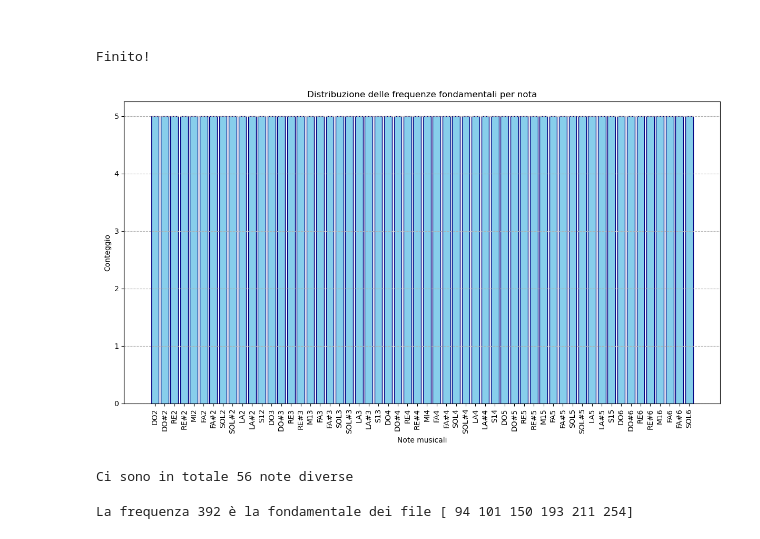
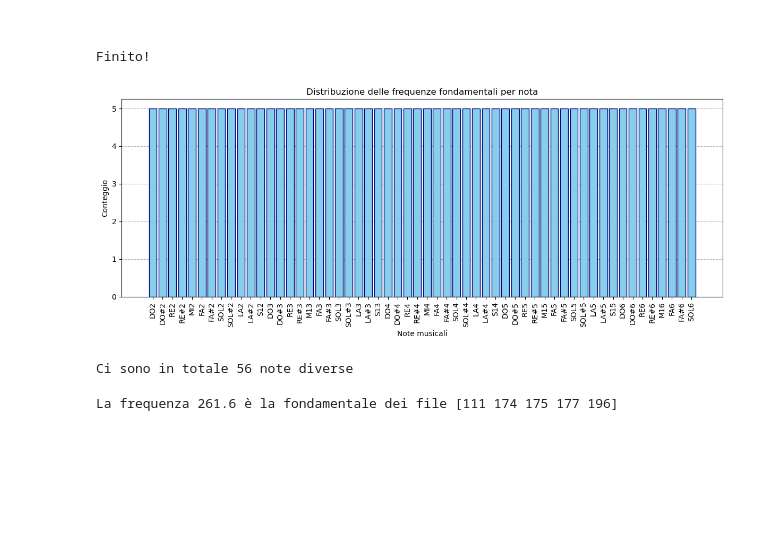
Before and after one commit to maddoc-g/3_organ_clustering, a Jupyter notebook: peak_finding.ipynb, the cells around one changed output. Cells and saved outputs as stored; diff of their text form; code cells hidden in the pictures; blank space fills up the shorter version.

Commit message:
Remaster figure

```diff
--- a/peak_finding.ipynb
+++ b/peak_finding.ipynb
@@ -144,44 +143,46 @@ with open("note_musicali.csv", "r") as f:
 names = list(musical_notes.keys()) # Salviamo tutti i nomi in un array
 ref_frequencies = np.array(list(musical_notes.values())) # e tutte le frequenze di riferimento in un altro array
 
 # Carichiamo le nostre stime delle fondamentali:
 data = np.loadtxt("fundamentals.csv")
 
 # Per associare la nota più vicina, non facciamo un banale abs perché la scala delle frequenze di riferimento è logaritmica,
 # non lineare. Per questo, passiamo prima alle scale logaritmiche, e poi controlliamo la vicinanza:
 ref_frequencies = np.log2(ref_frequencies)
 measured_names = [ names[(np.abs(np.log2(fundamental) - ref_frequencies)).argmin()] for fundamental in data ]
 
 # Ordiniamo il grafico secondo l'ordine del
 c = Counter(measured_names) # Counter è un oggetto: per ciascun elemento dell'array, associa il numero di istanze
 sorted_notes = sorted(musical_notes.keys(), key=lambda x: musical_notes[x]) # Leggiamo e salviamo l'ordine dei nomi delle note
 labels = [n for n in sorted_notes if n in c] # Salviamo dentro labels le note nell'ordine giusto
 values = [c[n] for n in labels] # Salviamo in values le istanze delle labels, nonché delle note
 
 # Grafichiamo l'istogramma: il nostro indizio è che NESSUNA COLONNA SUPERI 5
-plt.figure(figsize=(12, 7))
+plt.figure(figsize=(12, 5))
 plt.bar(labels, values, color="skyblue", edgecolor="navy")
 plt.xlabel("Note musicali")
 plt.ylabel("Conteggio")
 plt.title("Distribuzione delle frequenze fondamentali per nota")
 plt.xticks(rotation=90)
 plt.grid(axis="y", linestyle="--")
+plt.gca().set_axisbelow(True)
 plt.tight_layout()
+plt.savefig("note_counting.pdf", format="pdf", dpi=300, bbox_inches = "tight")
 plt.show()
 
 number_of_notes = len(np.unique(labels))
 print("\nCi sono in totale", number_of_notes, "note diverse\n")
 # %% [output]
-[figure, old version]
+[figure, new version]
 Ci sono in totale 56 note diverse
 # %%
 # Piccolo test per capire quali file corrispondono a quale colonna di note:
 # per una frequenza X, estrapoliamo le note che cadono nel bin di X.
-X = 392
+X = 261.6
 belonging_indexes = np.where(((np.log2(X)-1/24) < np.log2(data)) & (np.log2(data) < (np.log2(X)+1/12)))
 print("La frequenza", X, "è la fondamentale dei file", belonging_indexes[0] + 1)
 # %% [output]
-La frequenza 392 è la fondamentale dei file [ 94 101 150 193 211 254]
+La frequenza 261.6 è la fondamentale dei file [111 174 175 177 196]
 # %%
 # Ora è il tempo di fare Kmeans clustering!
 
```
Also changed, not shown: parts of 8 cells of this notebook, 14 other files.
